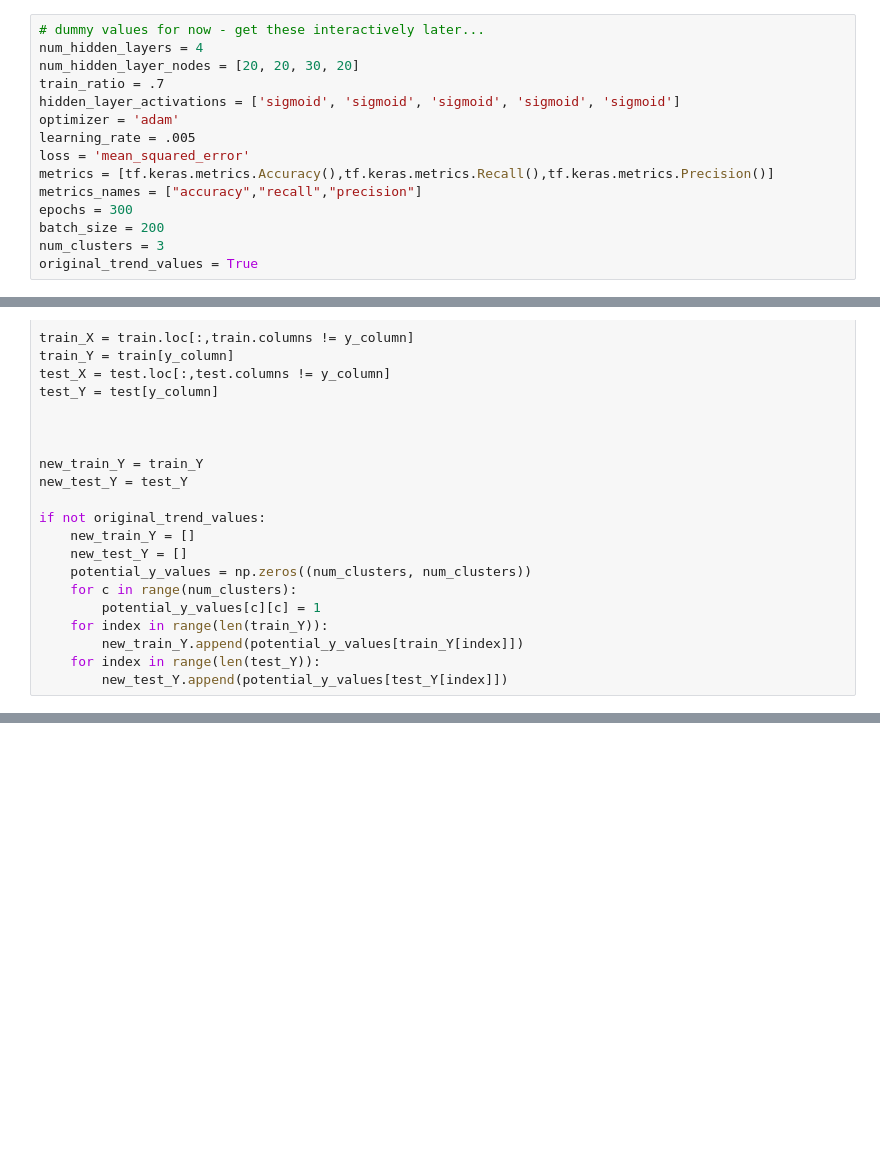
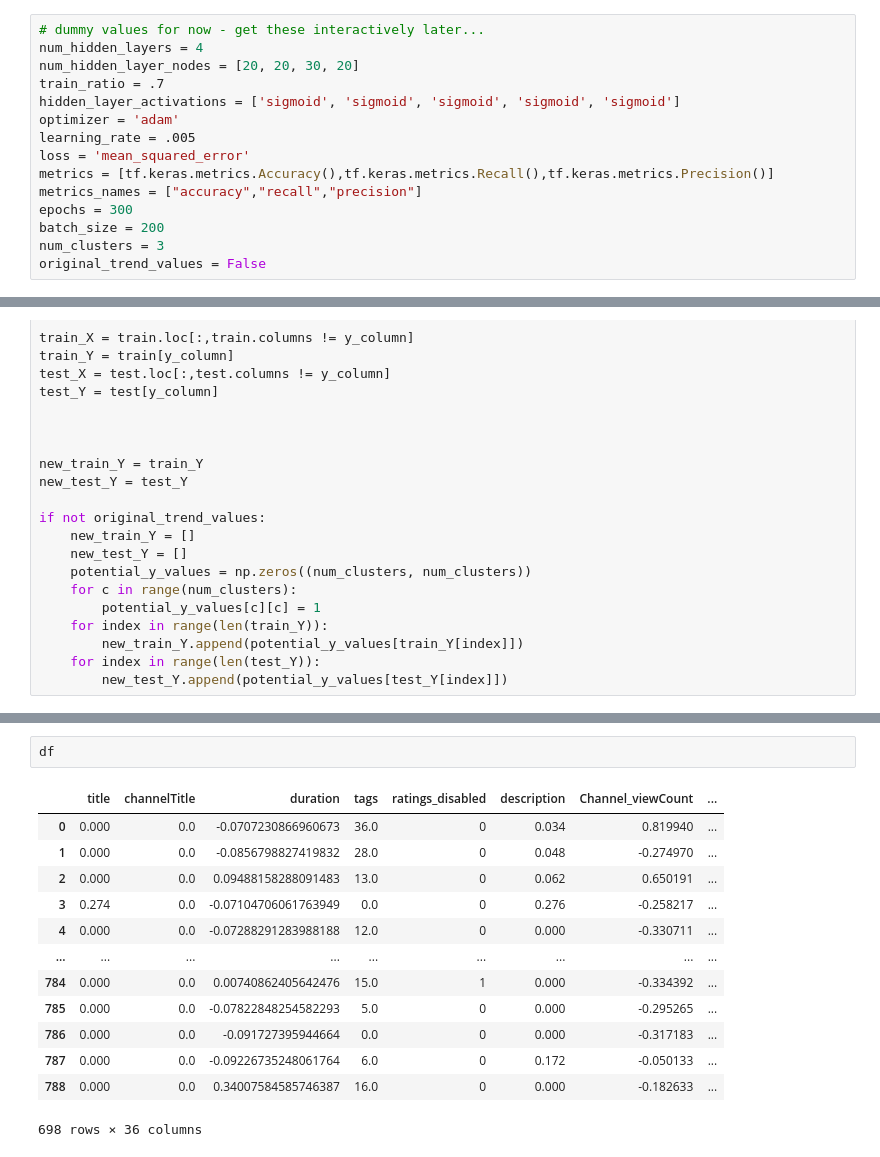
Before and after one commit to nsrazdan/ECS-171-Group8, a Jupyter notebook: ml/ml_with_clustering.ipynb, the cells around one changed output, grey strips where cells are left out. Drawn from its saved outputs; the diff is of its cells as text; blank space fills up the shorter version.

```diff
--- a/ml/ml_with_clustering.ipynb
+++ b/ml/ml_with_clustering.ipynb
@@ -181,7 +181,7 @@ metrics_names = ["accuracy","recall","precision"]
 epochs = 300
 batch_size = 200
 num_clusters = 3
-original_trend_values = True
+original_trend_values = False
 # %%
 # Split the data into training and testing set by 70:30
 # %%
@@ -335,3 +343,19 @@ WARNING:tensorflow:Falling back from v2 loop because of error: Failed to find da
 accuracy: 0.03
 recall: 0.00
 precision: 0.94
+# %%
+df
+# %% [output]
+|  | title | channelTitle | duration | tags | ratings_disabled | description | Channel_viewCount | ... |
+| 0 | 0.000 | 0.0 | -0.0707230866960673 | 36.0 | 0 | 0.034 | 0.819940 | ... |
+| 1 | 0.000 | 0.0 | -0.0856798827419832 | 28.0 | 0 | 0.048 | -0.274970 | ... |
+| 2 | 0.000 | 0.0 | 0.09488158288091483 | 13.0 | 0 | 0.062 | 0.650191 | ... |
+| 3 | 0.274 | 0.0 | -0.07104706061763949 | 0.0 | 0 | 0.276 | -0.258217 | ... |
+| 4 | 0.000 | 0.0 | -0.07288291283988188 | 12.0 | 0 | 0.000 | -0.330711 | ... |
+| ... | ... | ... | ... | ... | ... | ... | ... | ... |
+| 784 | 0.000 | 0.0 | 0.00740862405642476 | 15.0 | 1 | 0.000 | -0.334392 | ... |
+| 785 | 0.000 | 0.0 | -0.07822848254582293 | 5.0 | 0 | 0.000 | -0.295265 | ... |
+| 786 | 0.000 | 0.0 | -0.091727395944664 | 0.0 | 0 | 0.000 | -0.317183 | ... |
+| 787 | 0.000 | 0.0 | -0.09226735248061764 | 6.0 | 0 | 0.172 | -0.050133 | ... |
+| 788 | 0.000 | 0.0 | 0.34007584585746387 | 16.0 | 0 | 0.000 | -0.182633 | ... |
+698 rows × 36 columns
```
Also changed, not shown: parts of 7 cells of this notebook.
